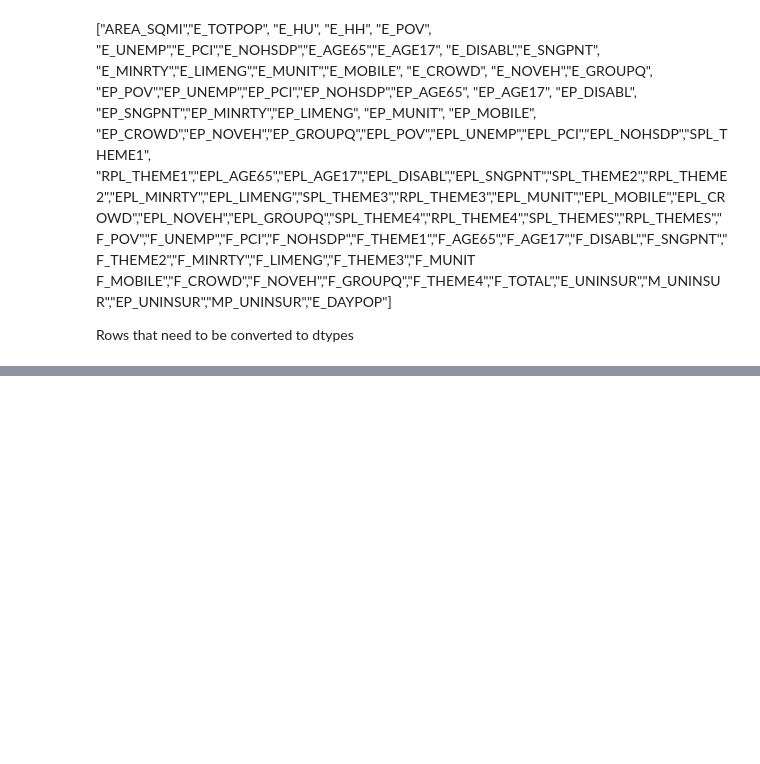
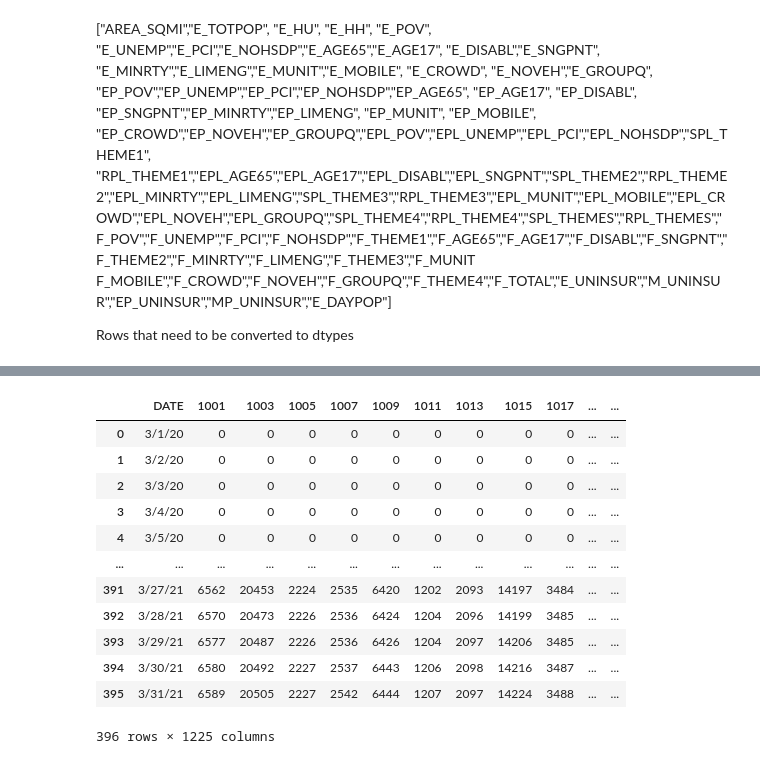
Before and after one commit to sdguerrette/capstone_project, a Jupyter notebook: Deliverable_1/Deliverable_1.ipynb, the cells around one changed output, grey strips where cells are left out. Saved outputs shown, nothing was run; the diff lists cells and outputs as text; code cells hidden in the pictures; blank space fills up the shorter version.

```diff
--- a/Deliverable_1/Deliverable_1.ipynb
+++ b/Deliverable_1/Deliverable_1.ipynb
@@ -155,0 +177,18 @@ SVI_cases_df[["AREA_SQMI","E_TOTPOP", "E_HU", "E_HH", "E_POV", "E_UNEMP","E_PCI"
+# %%
+#read in cases by state only by FIPS
+cases_FIPS_df = pd.read_csv("resources/merged_data/ cases_by_date_by_FIPS.csv")
+cases_FIPS_df
+# %% [output]
+|  | DATE | 1001 | 1003 | 1005 | 1007 | 1009 | 1011 | 1013 | 1015 | 1017 | ... | ... |
+| 0 | 3/1/20 | 0 | 0 | 0 | 0 | 0 | 0 | 0 | 0 | 0 | ... | ... |
+| 1 | 3/2/20 | 0 | 0 | 0 | 0 | 0 | 0 | 0 | 0 | 0 | ... | ... |
+| 2 | 3/3/20 | 0 | 0 | 0 | 0 | 0 | 0 | 0 | 0 | 0 | ... | ... |
+| 3 | 3/4/20 | 0 | 0 | 0 | 0 | 0 | 0 | 0 | 0 | 0 | ... | ... |
+| 4 | 3/5/20 | 0 | 0 | 0 | 0 | 0 | 0 | 0 | 0 | 0 | ... | ... |
+| ... | ... | ... | ... | ... | ... | ... | ... | ... | ... | ... | ... | ... |
+| 391 | 3/27/21 | 6562 | 20453 | 2224 | 2535 | 6420 | 1202 | 2093 | 14197 | 3484 | ... | ... |
+| 392 | 3/28/21 | 6570 | 20473 | 2226 | 2536 | 6424 | 1204 | 2096 | 14199 | 3485 | ... | ... |
+| 393 | 3/29/21 | 6577 | 20487 | 2226 | 2536 | 6426 | 1204 | 2097 | 14206 | 3485 | ... | ... |
+| 394 | 3/30/21 | 6580 | 20492 | 2227 | 2537 | 6443 | 1206 | 2098 | 14216 | 3487 | ... | ... |
+| 395 | 3/31/21 | 6589 | 20505 | 2227 | 2542 | 6444 | 1207 | 2097 | 14224 | 3488 | ... | ... |
+396 rows × 1225 columns
```
Also changed, not shown: parts of 8 cells of this notebook, 8 other files.
